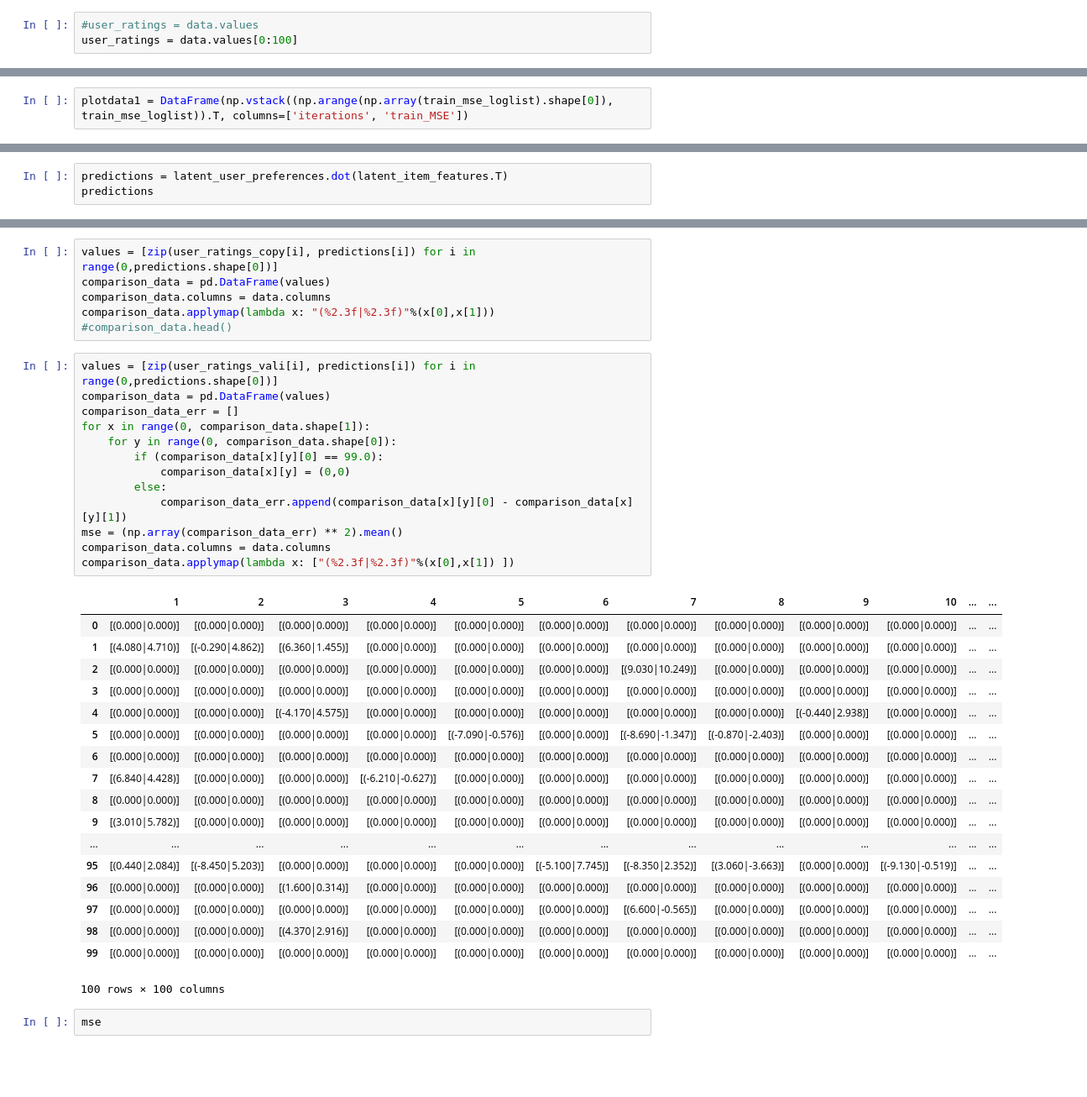
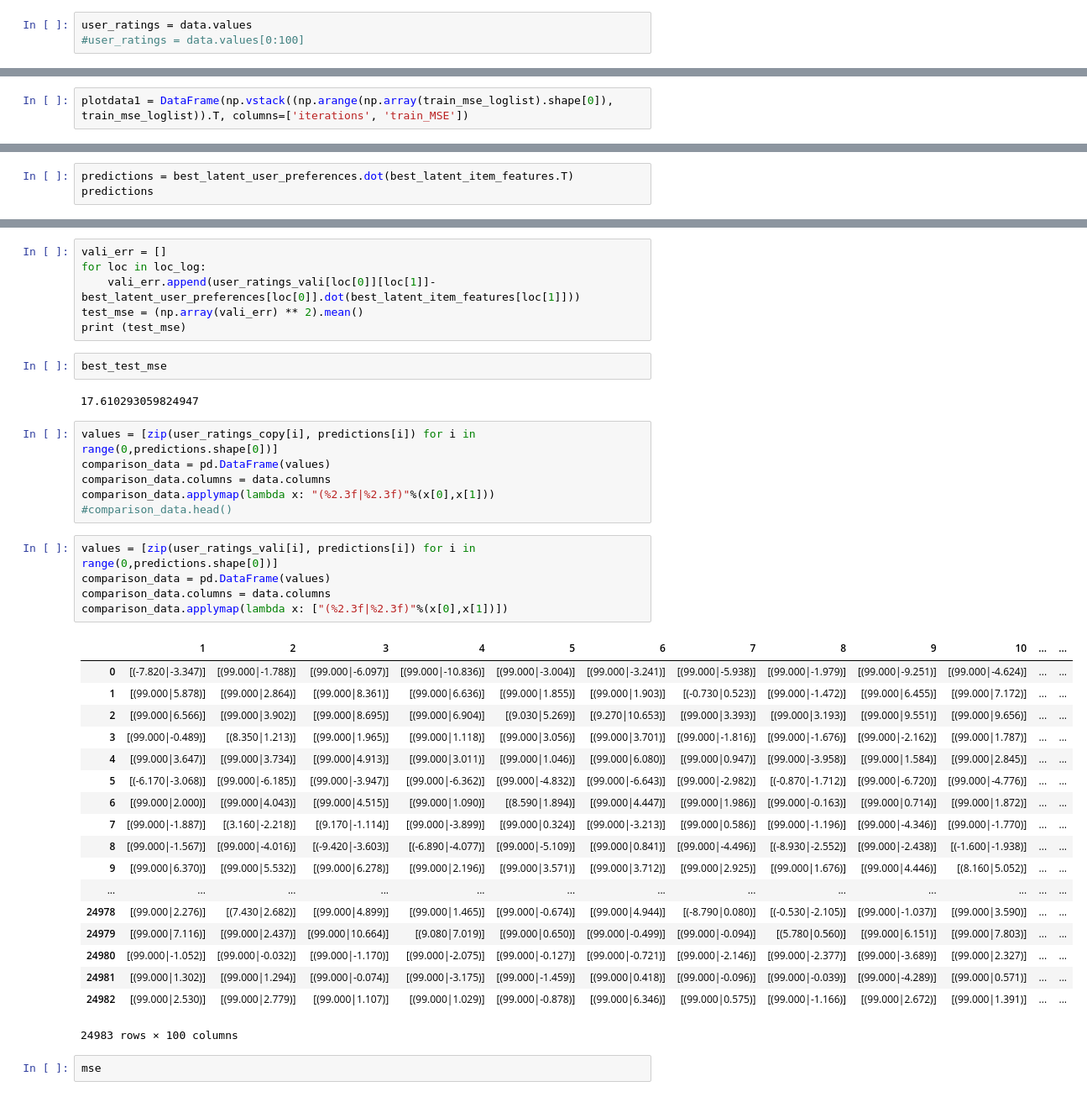
Before and after one commit to C-002/ce888labs, a Jupyter notebook: lab4_new/lab4_test.ipynb, the cells around one changed output, grey strips where cells are left out. Shown at 84% size. Cells and saved outputs as stored; diff of their text form; blank space fills up the shorter version.

```diff
--- a/lab4_new/lab4_test.ipynb
+++ b/lab4_new/lab4_test.ipynb
@@ -32,8 +32,8 @@ data.head()
 # %% [markdown]
 ### Prepare the dataset
 # %%
-#user_ratings = data.values
-user_ratings = data.values[0:100]
+user_ratings = data.values
+#user_ratings = data.values[0:100]
 # %%
 user_ratings_vali = np.zeros(user_ratings.shape) + 99.0
 user_ratings_copy = user_ratings.copy()
@@ -221,4 +229,4 @@ array([[ 0.897,  0.197,  0.428, ..., -0.399,  0.136,  0.442],
 # %%
-predictions = latent_user_preferences.dot(latent_item_features.T)
+predictions = best_latent_user_preferences.dot(best_latent_item_features.T)
 predictions
 # %% [output]
@@ -232,3 +249,13 @@ array([[-7.82 ,  8.79 , -9.66 , ..., -0.937, -0.286, -1.246],
+# %%
+vali_err = []
+for loc in loc_log:
+    vali_err.append(user_ratings_vali[loc[0]][loc[1]]-best_latent_user_preferences[loc[0]].dot(best_latent_item_features[loc[1]]))
+test_mse = (np.array(vali_err) ** 2).mean()
+print (test_mse)
+# %%
+best_test_mse
+# %% [output]
+17.610293059824947
 # %%
 values = [zip(user_ratings_copy[i], predictions[i]) for i in range(0,predictions.shape[0])]
 comparison_data = pd.DataFrame(values)
@@ -238,35 +265,27 @@ comparison_data.applymap(lambda x: "(%2.3f|%2.3f)"%(x[0],x[1]))
 # %%
 values = [zip(user_ratings_vali[i], predictions[i]) for i in range(0,predictions.shape[0])]
 comparison_data = pd.DataFrame(values)
-comparison_data_err = []
-for x in range(0, comparison_data.shape[1]):
-    for y in range(0, comparison_data.shape[0]):
-        if (comparison_data[x][y][0] == 99.0):
-            comparison_data[x][y] = (0,0)
-        else:
-            comparison_data_err.append(comparison_data[x][y][0] - comparison_data[x][y][1])
-mse = (np.array(comparison_data_err) ** 2).mean()
 comparison_data.columns = data.columns
-comparison_data.applymap(lambda x: ["(%2.3f|%2.3f)"%(x[0],x[1]) ])
+comparison_data.applymap(lambda x: ["(%2.3f|%2.3f)"%(x[0],x[1])])
 # %% [output]
 |  | 1 | 2 | 3 | 4 | 5 | 6 | 7 | 8 | 9 | 10 | ... | ... |
-| 0 | [(0.000|0.000)] | [(0.000|0.000)] | [(0.000|0.000)] | [(0.000|0.000)] | [(0.000|0.000)] | [(0.000|0.000)] | [(0.000|0.000)] | [(0.000|0.000)] | [(0.000|0.000)] | [(0.000|0.000)] | ... | ... |
-| 1 | [(4.080|4.710)] | [(-0.290|4.862)] | [(6.360|1.455)] | [(0.000|0.000)] | [(0.000|0.000)] | [(0.000|0.000)] | [(0.000|0.000)] | [(0.000|0.000)] | [(0.000|0.000)] | [(0.000|0.000)] | ... | ... |
-| 2 | [(0.000|0.000)] | [(0.000|0.000)] | [(0.000|0.000)] | [(0.000|0.000)] | [(0.000|0.000)] | [(0.000|0.000)] | [(9.030|10.249)] | [(0.000|0.000)] | [(0.000|0.000)] | [(0.000|0.000)] | ... | ... |
-| 3 | [(0.000|0.000)] | [(0.000|0.000)] | [(0.000|0.000)] | [(0.000|0.000)] | [(0.000|0.000)] | [(0.000|0.000)] | [(0.000|0.000)] | [(0.000|0.000)] | [(0.000|0.000)] | [(0.000|0.000)] | ... | ... |
-| 4 | [(0.000|0.000)] | [(0.000|0.000)] | [(-4.170|4.575)] | [(0.000|0.000)] | [(0.000|0.000)] | [(0.000|0.000)] | [(0.000|0.000)] | [(0.000|0.000)] | [(-0.440|2.938)] | [(0.000|0.000)] | ... | ... |
-| 5 | [(0.000|0.000)] | [(0.000|0.000)] | [(0.000|0.000)] | [(0.000|0.000)] | [(-7.090|-0.576)] | [(0.000|0.000)] | [(-8.690|-1.347)] | [(-0.870|-2.403)] | [(0.000|0.000)] | [(0.000|0.000)] | ... | ... |
-| 6 | [(0.000|0.000)] | [(0.000|0.000)] | [(0.000|0.000)] | [(0.000|0.000)] | [(0.000|0.000)] | [(0.000|0.000)] | [(0.000|0.000)] | [(0.000|0.000)] | [(0.000|0.000)] | [(0.000|0.000)] | ... | ... |
-| 7 | [(6.840|4.428)] | [(0.000|0.000)] | [(0.000|0.000)] | [(-6.210|-0.627)] | [(0.000|0.000)] | [(0.000|0.000)] | [(0.000|0.000)] | [(0.000|0.000)] | [(0.000|0.000)] | [(0.000|0.000)] | ... | ... |
-| 8 | [(0.000|0.000)] | [(0.000|0.000)] | [(0.000|0.000)] | [(0.000|0.000)] | [(0.000|0.000)] | [(0.000|0.000)] | [(0.000|0.000)] | [(0.000|0.000)] | [(0.000|0.000)] | [(0.000|0.000)] | ... | ... |
-| 9 | [(3.010|5.782)] | [(0.000|0.000)] | [(0.000|0.000)] | [(0.000|0.000)] | [(0.000|0.000)] | [(0.000|0.000)] | [(0.000|0.000)] | [(0.000|0.000)] | [(0.000|0.000)] | [(0.000|0.000)] | ... | ... |
+| 0 | [(-7.820|-3.347)] | [(99.000|-1.788)] | [(99.000|-6.097)] | [(99.000|-10.836)] | [(99.000|-3.004)] | [(99.000|-3.241)] | [(99.000|-5.938)] | [(99.000|-1.979)] | [(99.000|-9.251)] | [(99.000|-4.624)] | ... | ... |
+| 1 | [(99.000|5.878)] | [(99.000|2.864)] | [(99.000|8.361)] | [(99.000|6.636)] | [(99.000|1.855)] | [(99.000|1.903)] | [(-0.730|0.523)] | [(99.000|-1.472)] | [(99.000|6.455)] | [(99.000|7.172)] | ... | ... |
+| 2 | [(99.000|6.566)] | [(99.000|3.902)] | [(99.000|8.695)] | [(99.000|6.904)] | [(9.030|5.269)] | [(9.270|10.653)] | [(99.000|3.393)] | [(99.000|3.193)] | [(99.000|9.551)] | [(99.000|9.656)] | ... | ... |
+| 3 | [(99.000|-0.489)] | [(8.350|1.213)] | [(99.000|1.965)] | [(99.000|1.118)] | [(99.000|3.056)] | [(99.000|3.701)] | [(99.000|-1.816)] | [(99.000|-1.676)] | [(99.000|-2.162)] | [(99.000|1.787)] | ... | ... |
+| 4 | [(99.000|3.647)] | [(99.000|3.734)] | [(99.000|4.913)] | [(99.000|3.011)] | [(99.000|1.046)] | [(99.000|6.080)] | [(99.000|0.947)] | [(99.000|-3.958)] | [(99.000|1.584)] | [(99.000|2.845)] | ... | ... |
+| 5 | [(-6.170|-3.068)] | [(99.000|-6.185)] | [(99.000|-3.947)] | [(99.000|-6.362)] | [(99.000|-4.832)] | [(99.000|-6.643)] | [(99.000|-2.982)] | [(-0.870|-1.712)] | [(99.000|-6.720)] | [(99.000|-4.776)] | ... | ... |
+| 6 | [(99.000|2.000)] | [(99.000|4.043)] | [(99.000|4.515)] | [(99.000|1.090)] | [(8.590|1.894)] | [(99.000|4.447)] | [(99.000|1.986)] | [(99.000|-0.163)] | [(99.000|0.714)] | [(99.000|1.872)] | ... | ... |
+| 7 | [(99.000|-1.887)] | [(3.160|-2.218)] | [(9.170|-1.114)] | [(99.000|-3.899)] | [(99.000|0.324)] | [(99.000|-3.213)] | [(99.000|0.586)] | [(99.000|-1.196)] | [(99.000|-4.346)] | [(99.000|-1.770)] | ... | ... |
+| 8 | [(99.000|-1.567)] | [(99.000|-4.016)] | [(-9.420|-3.603)] | [(-6.890|-4.077)] | [(99.000|-5.109)] | [(99.000|0.841)] | [(99.000|-4.496)] | [(-8.930|-2.552)] | [(99.000|-2.438)] | [(-1.600|-1.938)] | ... | ... |
+| 9 | [(99.000|6.370)] | [(99.000|5.532)] | [(99.000|6.278)] | [(99.000|2.196)] | [(99.000|3.571)] | [(99.000|3.712)] | [(99.000|2.925)] | [(99.000|1.676)] | [(99.000|4.446)] | [(8.160|5.052)] | ... | ... |
 | ... | ... | ... | ... | ... | ... | ... | ... | ... | ... | ... | ... | ... |
-| 95 | [(0.440|2.084)] | [(-8.450|5.203)] | [(0.000|0.000)] | [(0.000|0.000)] | [(0.000|0.000)] | [(-5.100|7.745)] | [(-8.350|2.352)] | [(3.060|-3.663)] | [(0.000|0.000)] | [(-9.130|-0.519)] | ... | ... |
-| 96 | [(0.000|0.000)] | [(0.000|0.000)] | [(1.600|0.314)] | [(0.000|0.000)] | [(0.000|0.000)] | [(0.000|0.000)] | [(0.000|0.000)] | [(0.000|0.000)] | [(0.000|0.000)] | [(0.000|0.000)] | ... | ... |
-| 97 | [(0.000|0.000)] | [(0.000|0.000)] | [(0.000|0.000)] | [(0.000|0.000)] | [(0.000|0.000)] | [(0.000|0.000)] | [(6.600|-0.565)] | [(0.000|0.000)] | [(0.000|0.000)] | [(0.000|0.000)] | ... | ... |
-| 98 | [(0.000|0.000)] | [(0.000|0.000)] | [(4.370|2.916)] | [(0.000|0.000)] | [(0.000|0.000)] | [(0.000|0.000)] | [(0.000|0.000)] | [(0.000|0.000)] | [(0.000|0.000)] | [(0.000|0.000)] | ... | ... |
-| 99 | [(0.000|0.000)] | [(0.000|0.000)] | [(0.000|0.000)] | [(0.000|0.000)] | [(0.000|0.000)] | [(0.000|0.000)] | [(0.000|0.000)] | [(0.000|0.000)] | [(0.000|0.000)] | [(0.000|0.000)] | ... | ... |
+| 24978 | [(99.000|2.276)] | [(7.430|2.682)] | [(99.000|4.899)] | [(99.000|1.465)] | [(99.000|-0.674)] | [(99.000|4.944)] | [(-8.790|0.080)] | [(-0.530|-2.105)] | [(99.000|-1.037)] | [(99.000|3.590)] | ... | ... |
+| 24979 | [(99.000|7.116)] | [(99.000|2.437)] | [(99.000|10.664)] | [(9.080|7.019)] | [(99.000|0.650)] | [(99.000|-0.499)] | [(99.000|-0.094)] | [(5.780|0.560)] | [(99.000|6.151)] | [(99.000|7.803)] | ... | ... |
+| 24980 | [(99.000|-1.052)] | [(99.000|-0.032)] | [(99.000|-1.170)] | [(99.000|-2.075)] | [(99.000|-0.127)] | [(99.000|-0.721)] | [(99.000|-2.146)] | [(99.000|-2.377)] | [(99.000|-3.689)] | [(99.000|2.327)] | ... | ... |
+| 24981 | [(99.000|1.302)] | [(99.000|1.294)] | [(99.000|-0.074)] | [(99.000|-3.175)] | [(99.000|-1.459)] | [(99.000|0.418)] | [(99.000|-0.096)] | [(99.000|-0.039)] | [(99.000|-4.289)] | [(99.000|0.571)] | ... | ... |
+| 24982 | [(99.000|2.530)] | [(99.000|2.779)] | [(99.000|1.107)] | [(99.000|1.029)] | [(99.000|-0.878)] | [(99.000|6.346)] | [(99.000|0.575)] | [(99.000|-1.166)] | [(99.000|2.672)] | [(99.000|1.391)] | ... | ... |
-100 rows × 100 columns
+24983 rows × 100 columns
 # %%
 mse
 # %%
```
Also changed, not shown: parts of 22 cells of this notebook, 9 other files.
